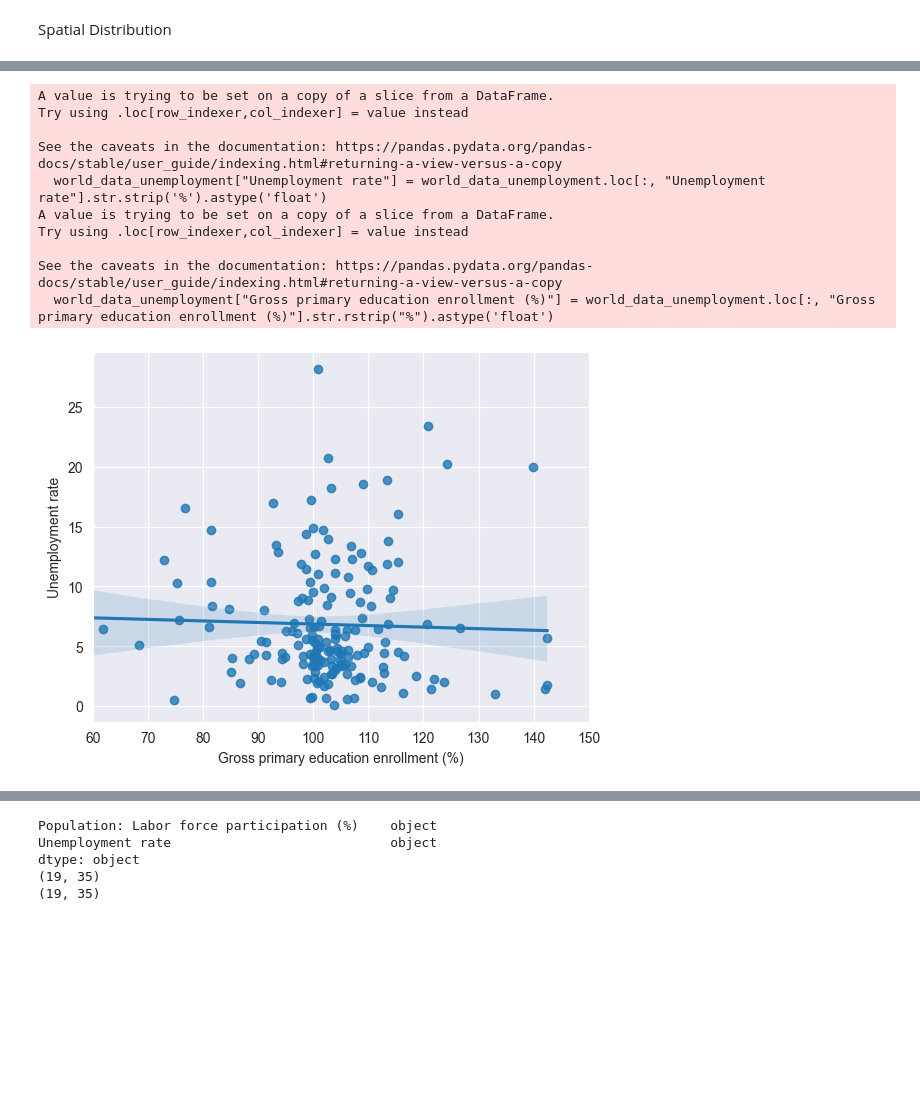
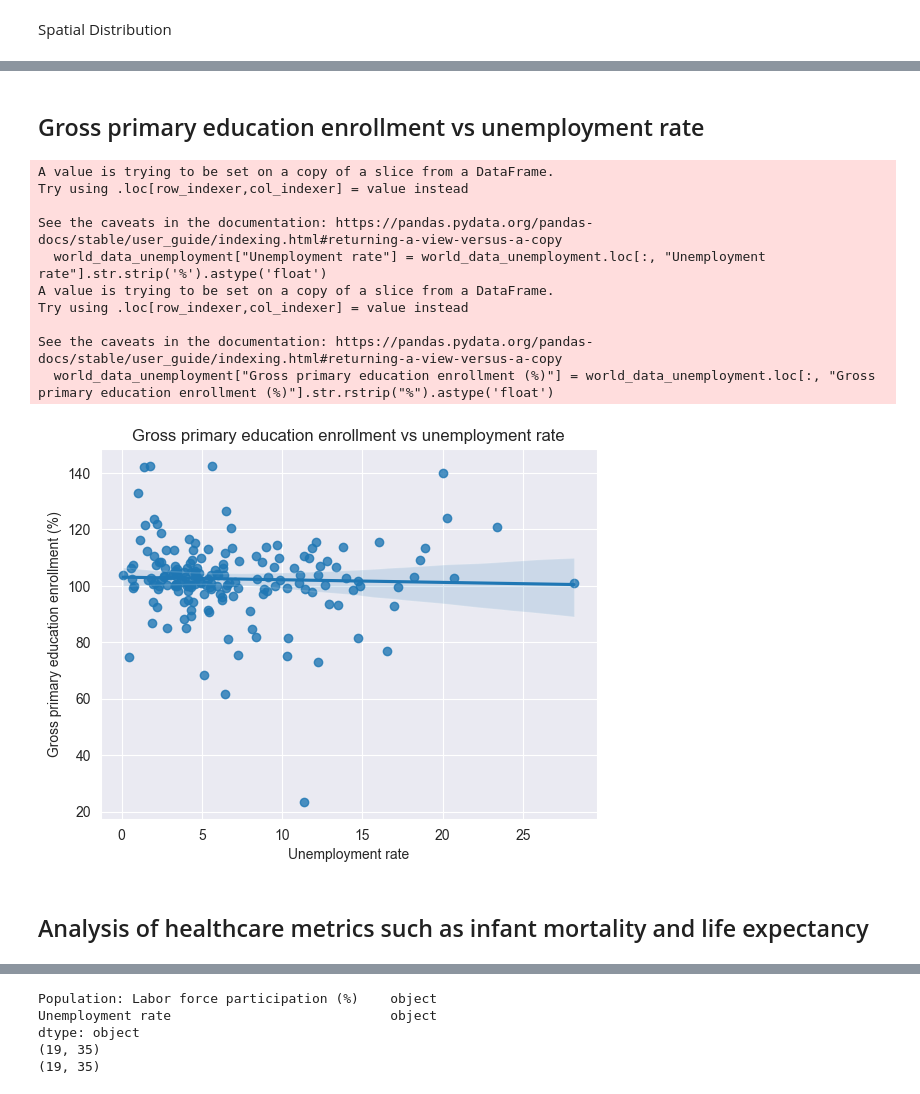
Before and after one commit to Kowallskiy/First_Data_Analysis, a Jupyter notebook: Analysis.ipynb, the cells around one changed output, grey strips where cells are left out. Drawn from its saved outputs; the diff is of its cells as text; code cells hidden in the pictures; blank space fills up the shorter version.

```diff
--- a/Analysis.ipynb
+++ b/Analysis.ipynb
@@ -74,25 +98,28 @@ plt.show()
+# %% [markdown]
+## Gross primary education enrollment vs unemployment rate
 # %%
 world_data_unemployment = test_data.dropna(subset=["Unemployment rate", "Gross primary education enrollment (%)"])
 world_data_unemployment["Unemployment rate"] = world_data_unemployment.loc[:, "Unemployment rate"].str.strip('%').astype('float')
 world_data_unemployment["Gross primary education enrollment (%)"] = world_data_unemployment.loc[:, "Gross primary education enrollment (%)"].str.rstrip("%").astype('float')
 
-sns.regplot(x=world_data_unemployment.loc[:, "Gross primary education enrollment (%)"], y=world_data_unemployment.loc[:, "Unemployment rate"])
-# sns.regplot(x=world_data_unemployment.loc[:, "Gross primary education enrollment (%)"], y=world_data_unemployment.loc[:, "Unemployment rate"])
+sns.regplot(y=world_data_unemployment.loc[:, "Gross primary education enrollment (%)"], x=world_data_unemployment.loc[:, "Unemployment rate"])
 
-plt.xlim(60, 150)
+plt.title("Gross primary education enrollment vs unemployment rate")
 plt.show()
 # %% [output]
 A value is trying to be set on a copy of a slice from a DataFrame.
 Try using .loc[row_indexer,col_indexer] = value instead
 
 See the caveats in the documentation: https://pandas.pydata.org/pandas-docs/stable/user_guide/indexing.html#returning-a-view-versus-a-copy
   world_data_unemployment["Unemployment rate"] = world_data_unemployment.loc[:, "Unemployment rate"].str.strip('%').astype('float')
 A value is trying to be set on a copy of a slice from a DataFrame.
 Try using .loc[row_indexer,col_indexer] = value instead
 
 See the caveats in the documentation: https://pandas.pydata.org/pandas-docs/stable/user_guide/indexing.html#returning-a-view-versus-a-copy
   world_data_unemployment["Gross primary education enrollment (%)"] = world_data_unemployment.loc[:, "Gross primary education enrollment (%)"].str.rstrip("%").astype('float')
-[figure, old version]
+[figure, new version]
+# %% [markdown]
+## Analysis of healthcare metrics such as infant mortality and life expectancy
 # %%
 print(test_data[["Infant mortality", "Life expectancy"]].dtypes)
 print(test_data.loc[test_data.loc[:, "Infant mortality"].isnull()].shape)
```
Also changed, not shown: parts of 11 cells of this notebook, 15 other files.
